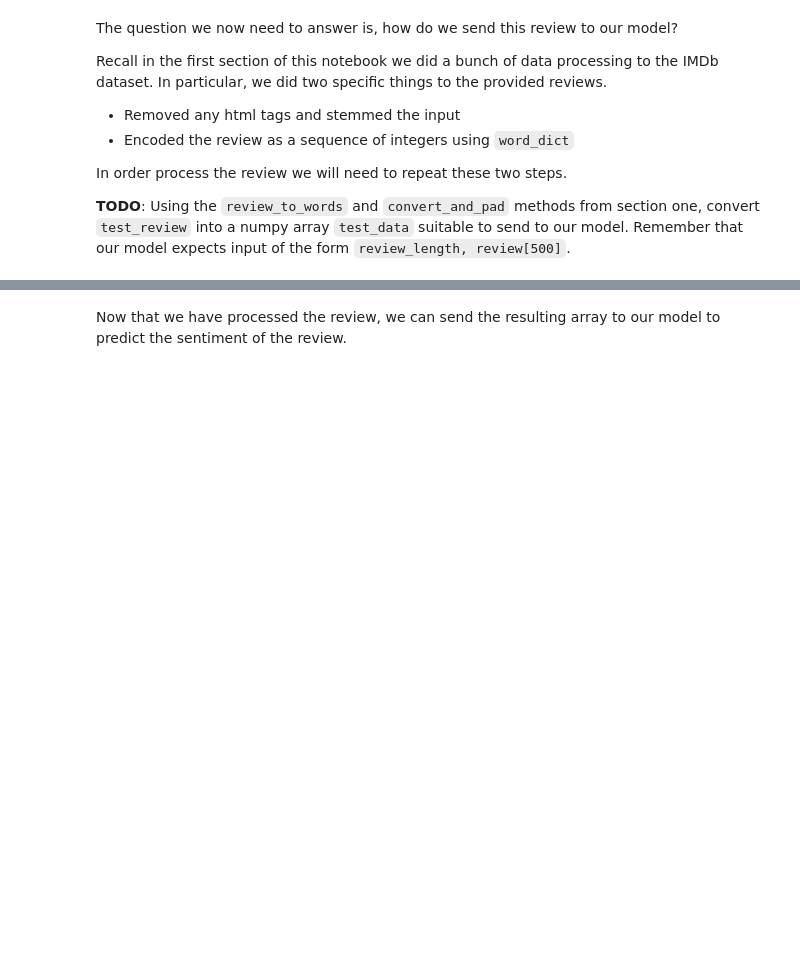
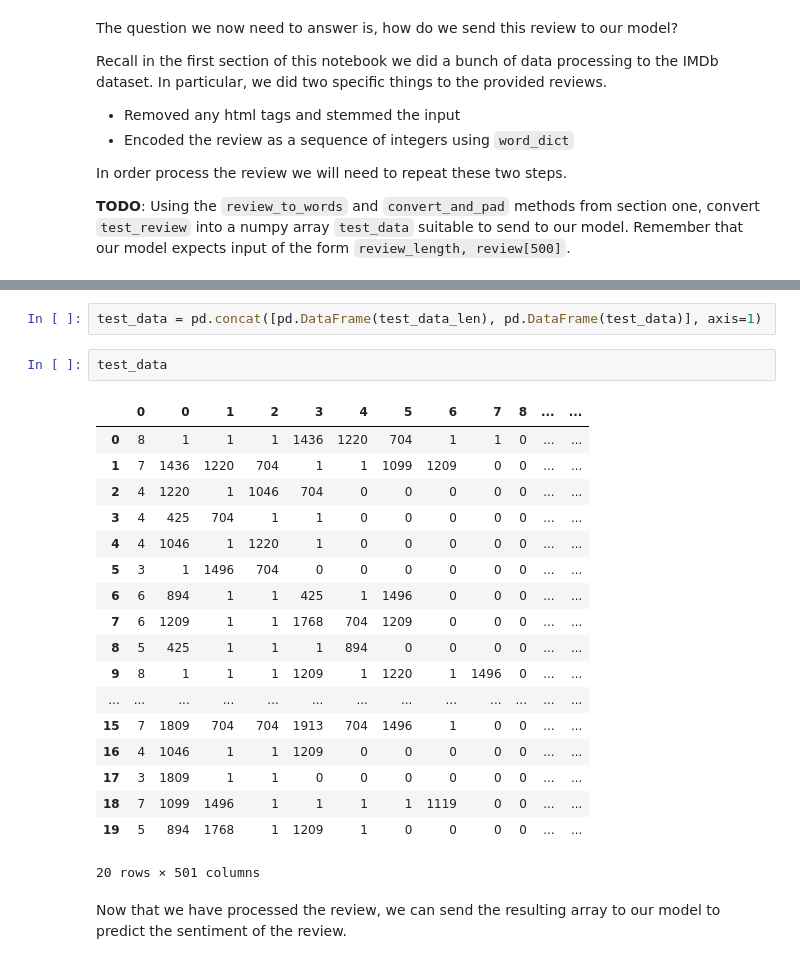
Before and after one commit to xwilchen/udacity-sagemaker-deployment-project, a Jupyter notebook: Project/SageMaker Project.ipynb, the cells around one changed output, grey strips where cells are left out. Drawn from its saved outputs; the diff is of its cells as text; blank space fills up the shorter version.

```diff
--- a/Project/SageMaker Project.ipynb
+++ b/Project/SageMaker Project.ipynb
@@ -590,3 +648,26 @@ test_data = pd.concat([pd.DataFrame(test_data_len), pd.DataFrame(test_data)], ax
+# %%
+test_data = pd.concat([pd.DataFrame(test_data_len), pd.DataFrame(test_data)], axis=1)
+# %%
+test_data
+# %% [output]
+|  | 0 | 0 | 1 | 2 | 3 | 4 | 5 | 6 | 7 | 8 | ... | ... |
+| 0 | 8 | 1 | 1 | 1 | 1436 | 1220 | 704 | 1 | 1 | 0 | ... | ... |
+| 1 | 7 | 1436 | 1220 | 704 | 1 | 1 | 1099 | 1209 | 0 | 0 | ... | ... |
+| 2 | 4 | 1220 | 1 | 1046 | 704 | 0 | 0 | 0 | 0 | 0 | ... | ... |
+| 3 | 4 | 425 | 704 | 1 | 1 | 0 | 0 | 0 | 0 | 0 | ... | ... |
+| 4 | 4 | 1046 | 1 | 1220 | 1 | 0 | 0 | 0 | 0 | 0 | ... | ... |
+| 5 | 3 | 1 | 1496 | 704 | 0 | 0 | 0 | 0 | 0 | 0 | ... | ... |
+| 6 | 6 | 894 | 1 | 1 | 425 | 1 | 1496 | 0 | 0 | 0 | ... | ... |
+| 7 | 6 | 1209 | 1 | 1 | 1768 | 704 | 1209 | 0 | 0 | 0 | ... | ... |
+| 8 | 5 | 425 | 1 | 1 | 1 | 894 | 0 | 0 | 0 | 0 | ... | ... |
+| 9 | 8 | 1 | 1 | 1 | 1209 | 1 | 1220 | 1 | 1496 | 0 | ... | ... |
+| ... | ... | ... | ... | ... | ... | ... | ... | ... | ... | ... | ... | ... |
+| 15 | 7 | 1809 | 704 | 704 | 1913 | 704 | 1496 | 1 | 0 | 0 | ... | ... |
+| 16 | 4 | 1046 | 1 | 1 | 1209 | 0 | 0 | 0 | 0 | 0 | ... | ... |
+| 17 | 3 | 1809 | 1 | 1 | 0 | 0 | 0 | 0 | 0 | 0 | ... | ... |
+| 18 | 7 | 1099 | 1496 | 1 | 1 | 1 | 1 | 1119 | 0 | 0 | ... | ... |
+| 19 | 5 | 894 | 1768 | 1 | 1209 | 1 | 0 | 0 | 0 | 0 | ... | ... |
+20 rows × 501 columns
 # %% [markdown]
 Now that we have processed the review, we can send the resulting array to our model to predict the sentiment of the review.
 # %%
```
Also changed, not shown: parts of 22 cells of this notebook, 2 other files.
